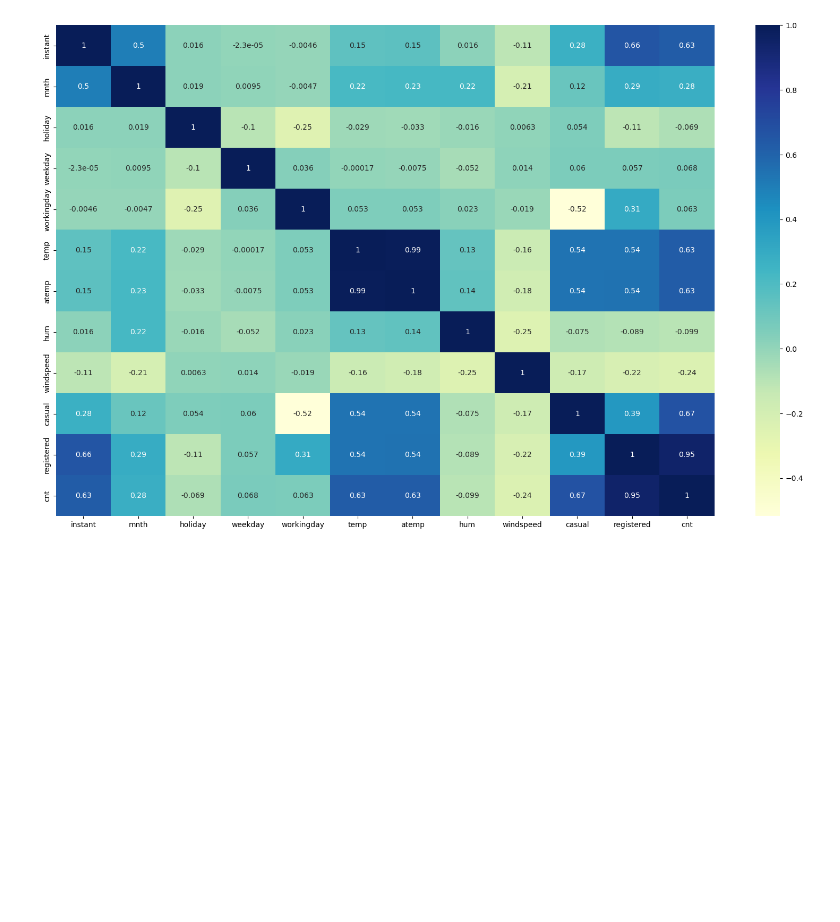
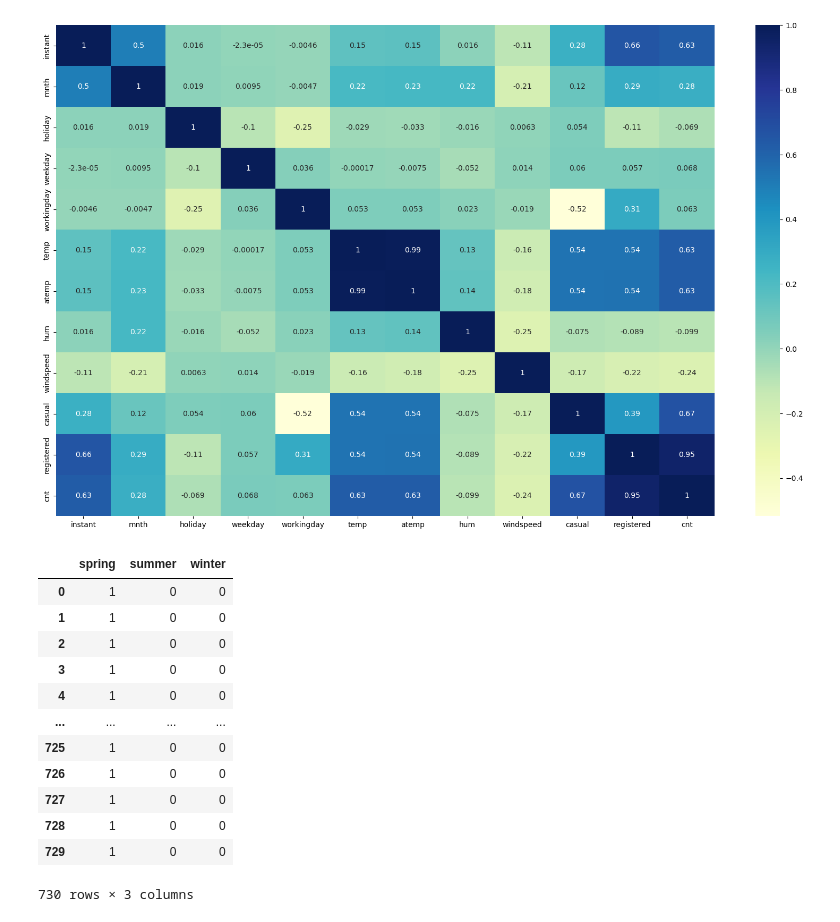
Before and after one commit to mohakp/bikeDemandLinReg, a Jupyter notebook: Mohak Purushottam Pingle.ipynb, the cells around one changed output. Saved outputs shown, nothing was run; the diff lists cells and outputs as text; code cells hidden in the pictures; blank space fills up the shorter version.

```diff
--- a/Mohak Purushottam Pingle.ipynb
+++ b/Mohak Purushottam Pingle.ipynb
@@ -167,3 +167,22 @@ sns.heatmap(day.corr(numeric_only=True),annot=True, cmap='YlGnBu')
 plt.show()
 # %% [output]
 [figure]
+# %%
+# Creating dummy vars for season
+# dropping a redundant dummy var
+season = pd.get_dummies(day['season'], dtype=int, drop_first=True)
+season
+# %% [output]
+|  | spring | summer | winter |
+| 0 | 1 | 0 | 0 |
+| 1 | 1 | 0 | 0 |
+| 2 | 1 | 0 | 0 |
+| 3 | 1 | 0 | 0 |
+| 4 | 1 | 0 | 0 |
+| ... | ... | ... | ... |
+| 725 | 1 | 0 | 0 |
+| 726 | 1 | 0 | 0 |
+| 727 | 1 | 0 | 0 |
+| 728 | 1 | 0 | 0 |
+| 729 | 1 | 0 | 0 |
+730 rows × 3 columns
```
Also changed, not shown: parts of 3 cells of this notebook.
